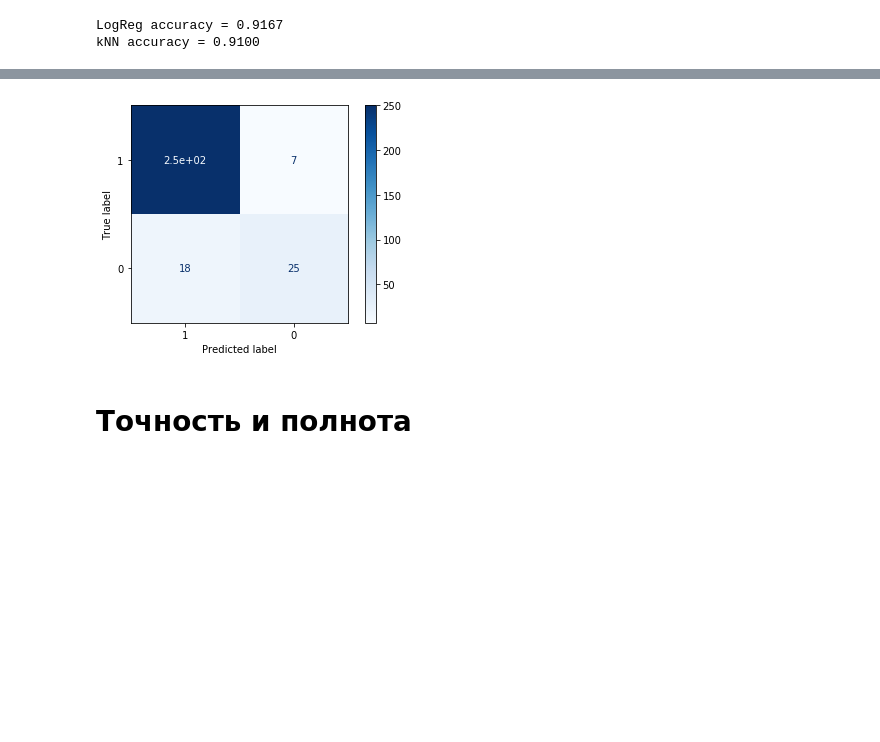
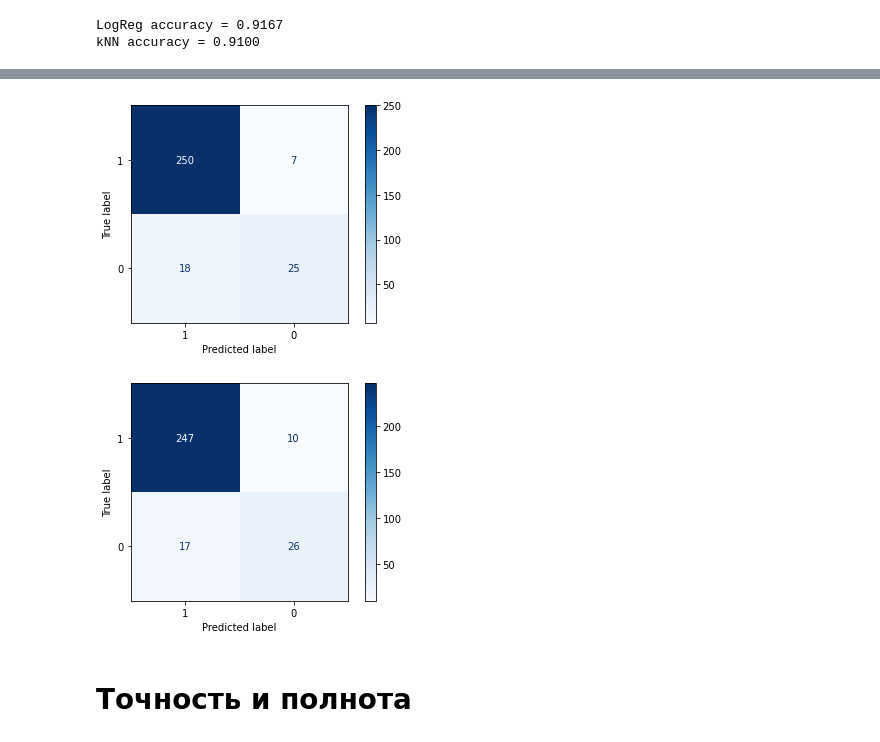
Before and after one commit to JacKira/ML_curse, a Jupyter notebook: Практика_Метрики_качества_классификации.ipynb, the cells around one changed output, grey strips where cells are left out. Cells and saved outputs as stored; diff of their text form; code cells hidden in the pictures; blank space fills up the shorter version.

```diff
--- a/Практика_Метрики_качества_классификации.ipynb
+++ b/Практика_Метрики_качества_классификации.ipynb
@@ -167,8 +168,12 @@ kNN accuracy = 0.9100
 # %%
 from sklearn.metrics import plot_confusion_matrix
 
-plot_confusion_matrix(logreg_clf, X_test, y_test, cmap=plt.cm.Blues, labels=[1, 0]);
+P1 = plot_confusion_matrix(logreg_clf, X_test, y_test, cmap=plt.cm.Blues, labels=[1, 0], title = "");
+
+
+P2 = plot_confusion_matrix(knn_clf, X_test, y_test, cmap=plt.cm.Blues, labels=[1, 0]);
 # %% [output]
-[figure, old version]
+[figure, new version]
+[figure, added]
 # %% [markdown]
 # Точность и полнота
```
Also changed, not shown: parts of 7 cells of this notebook, 1 other file.
